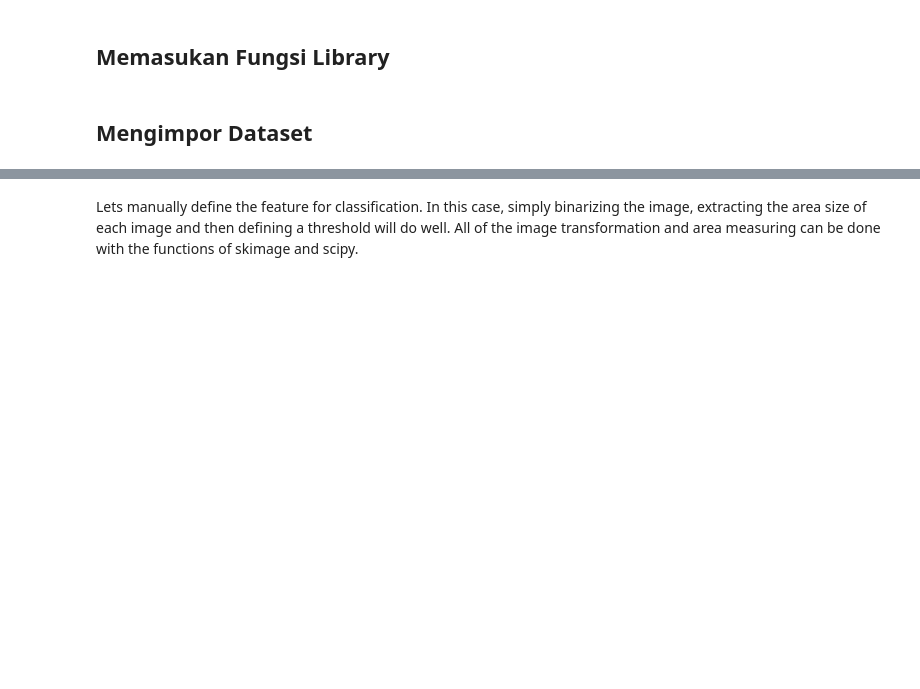
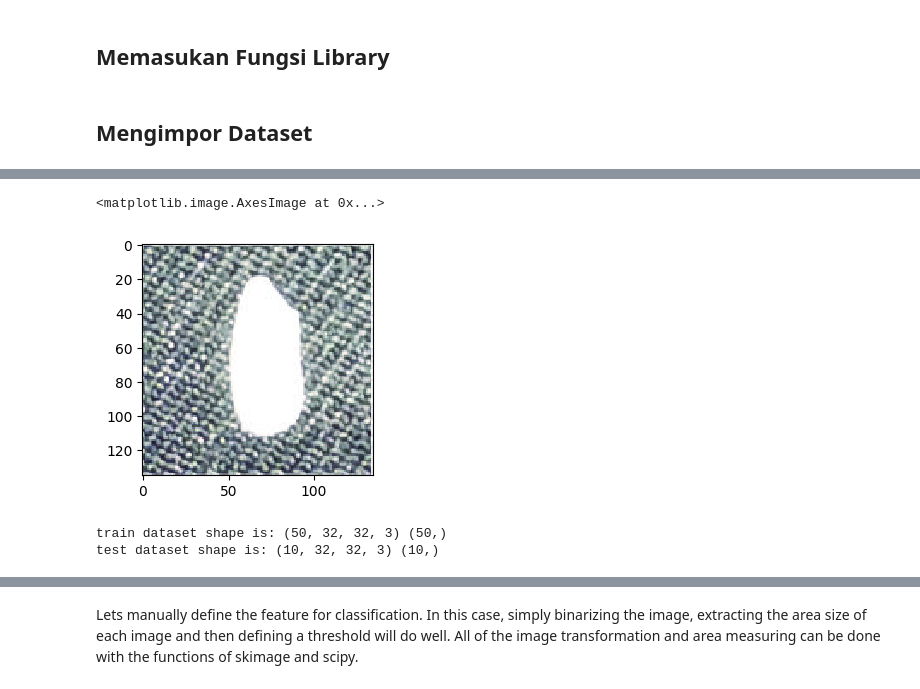
Before and after one commit to Vidi005/Klasifikasi-Beras-Satuan, a Jupyter notebook: Klasifikasi Beras Satuan.ipynb, the cells around one changed output, grey strips where cells are left out. Cells and saved outputs as stored; diff of their text form; code cells hidden in the pictures; blank space fills up the shorter version.

```diff
--- a/Klasifikasi Beras Satuan.ipynb
+++ b/Klasifikasi Beras Satuan.ipynb
@@ -142,8 +147,11 @@ def plot_contours(clf, xx, yy, **params):
 # %%
 #let's visualize a single file
-image = imread("data/image/train/pendek/C1.jpg")
+image = imread("data/image/train/pendek/C2.jpg")
 plt.figure(figsize=(3,3))
 plt.imshow(image)
+# %% [output]
+<matplotlib.image.AxesImage at 0x...>
+[figure, added]
 # %%
 #lets load everything into memory first
 
@@ -191,6 +199,9 @@ y_test = np.array(y_test)
 
 print("train dataset shape is:", X_train.shape,y_train.shape)
 print("test dataset shape is:", X_test.shape,y_test.shape)
+# %% [output]
+train dataset shape is: (50, 32, 32, 3) (50,)
+test dataset shape is: (10, 32, 32, 3) (10,)
 # %%
 plt.subplots_adjust(wspace=0.4, hspace=0.6)
 
```
Also changed, not shown: parts of 42 cells of this notebook.
